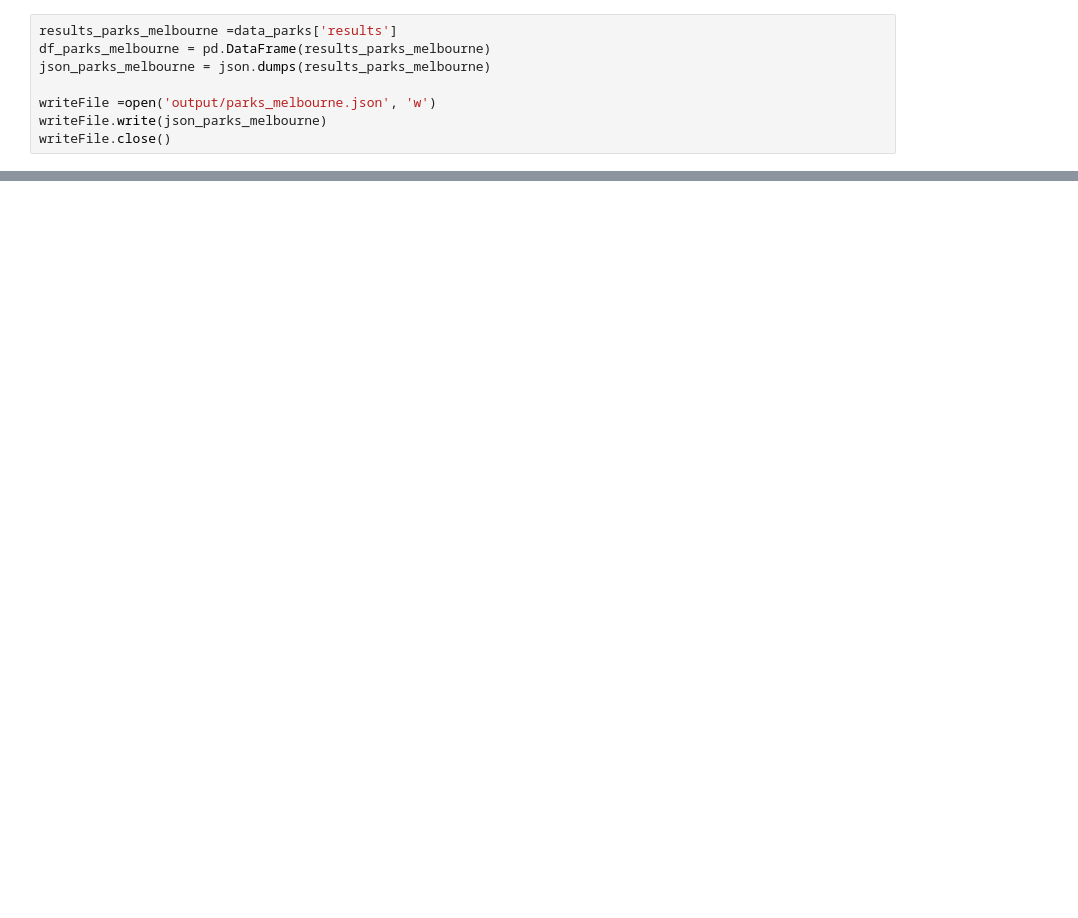
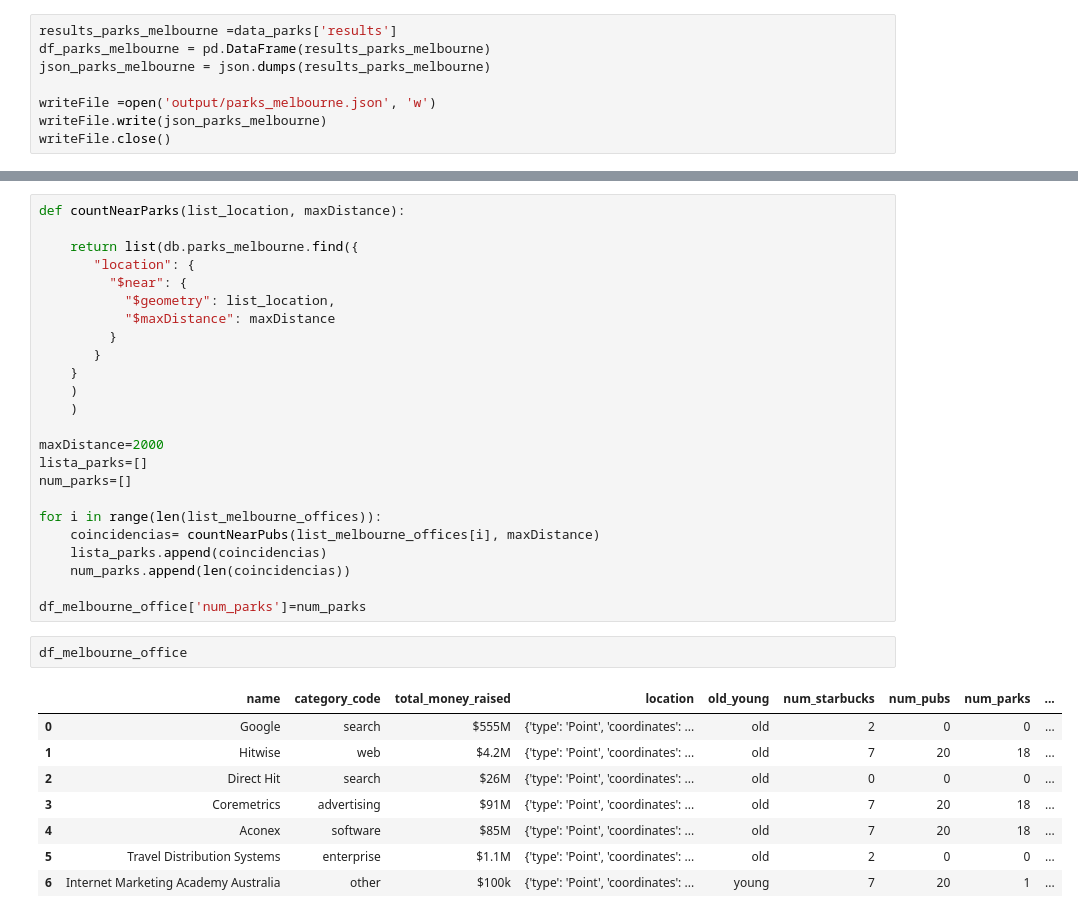
Before and after one commit to lauravillalba/mongo_project, a Jupyter notebook: Second_version_mongo_project.ipynb, the cells around one changed output, grey strips where cells are left out. Cells and saved outputs as stored; diff of their text form; blank space fills up the shorter version.

```diff
--- a/Second_version_mongo_project.ipynb
+++ b/Second_version_mongo_project.ipynb
@@ -401,0 +518,35 @@ writeFile.close()
+# %%
+def countNearParks(list_location, maxDistance):
+
+    return list(db.parks_melbourne.find({
+       "location": {
+         "$near": {
+           "$geometry": list_location,
+           "$maxDistance": maxDistance
+         }
+       }
+    }
+    )
+    )
+
+maxDistance=2000
+lista_parks=[]
+num_parks=[]
+
+for i in range(len(list_melbourne_offices)):
+    coincidencias= countNearPubs(list_melbourne_offices[i], maxDistance)
+    lista_parks.append(coincidencias)
+    num_parks.append(len(coincidencias))
+
+df_melbourne_office['num_parks']=num_parks
+# %%
+df_melbourne_office
+# %% [output]
+|  | name | category_code | total_money_raised | location | old_young | num_starbucks | num_pubs | num_parks | ... |
+| 0 | Google | search | $555M | {'type': 'Point', 'coordinates': ... | old | 2 | 0 | 0 | ... |
+| 1 | Hitwise | web | $4.2M | {'type': 'Point', 'coordinates': ... | old | 7 | 20 | 18 | ... |
+| 2 | Direct Hit | search | $26M | {'type': 'Point', 'coordinates': ... | old | 0 | 0 | 0 | ... |
+| 3 | Coremetrics | advertising | $91M | {'type': 'Point', 'coordinates': ... | old | 7 | 20 | 18 | ... |
+| 4 | Aconex | software | $85M | {'type': 'Point', 'coordinates': ... | old | 7 | 20 | 18 | ... |
+| 5 | Travel Distribution Systems | enterprise | $1.1M | {'type': 'Point', 'coordinates': ... | old | 2 | 0 | 0 | ... |
+| 6 | Internet Marketing Academy Australia | other | $100k | {'type': 'Point', 'coordinates': ... | young | 7 | 20 | 1 | ... |
```
Also changed, not shown: parts of 45 cells of this notebook, 12 other files.
